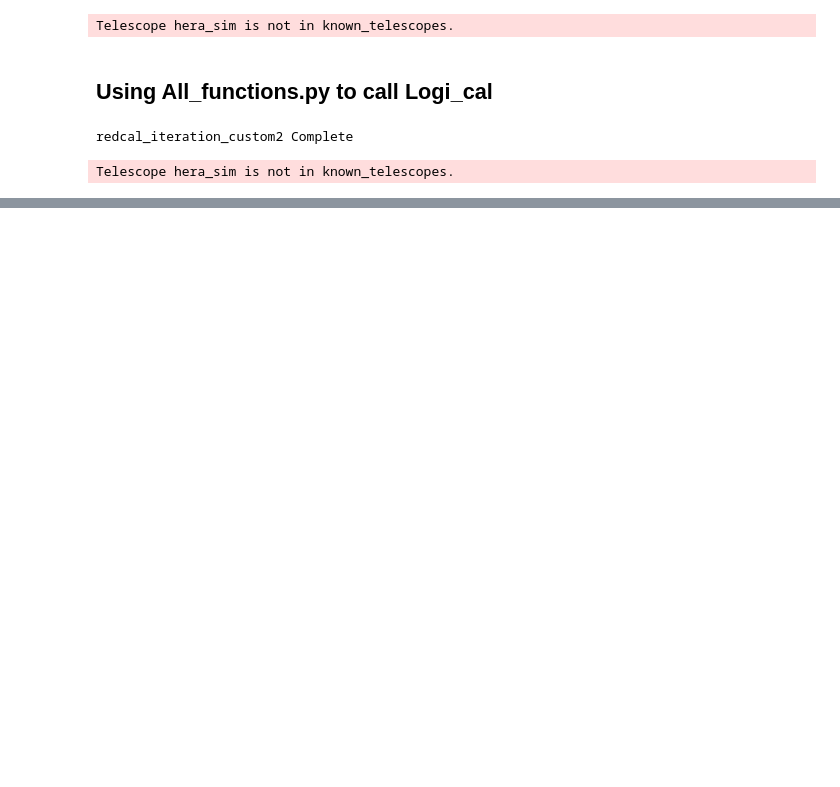
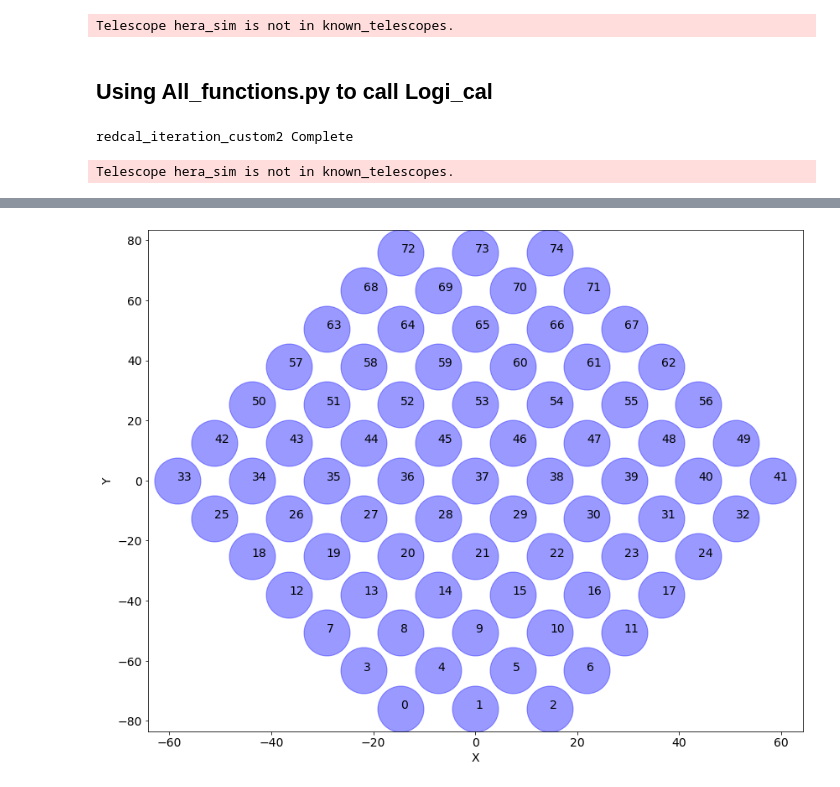
Before and after one commit to KabeloMalapane/logi_cal, a Jupyter notebook: run_Logi-cal.ipynb, the cells around one changed output, grey strips where cells are left out. Drawn from its saved outputs; the diff is of its cells as text; code cells hidden in the pictures; blank space fills up the shorter version.

```diff
--- a/run_Logi-cal.ipynb
+++ b/run_Logi-cal.ipynb
@@ -188,0 +308,11 @@ aa = [[(0, 3, 'ee'), (2, 5, 'ee'), (6, 9, 'ee')], [(1, 4, 'ee'), (5, 8, 'ee')],
+# %%
+plt.figure(figsize=(14,11))
+
+for i in range(len(hd.antpos)):
+    plt.plot(hd.antpos[i][0], hd.antpos[i][1],'bo', alpha=0.4, label='0', markersize=55)
+    plt.annotate("{}".format(i), (hd.antpos[i][0],hd.antpos[i][1] ))
+plt.xlabel('X')
+plt.ylabel('Y')
+plt.show()
+# %% [output]
+[figure, added]
```
Also changed, not shown: parts of 19 cells of this notebook.
